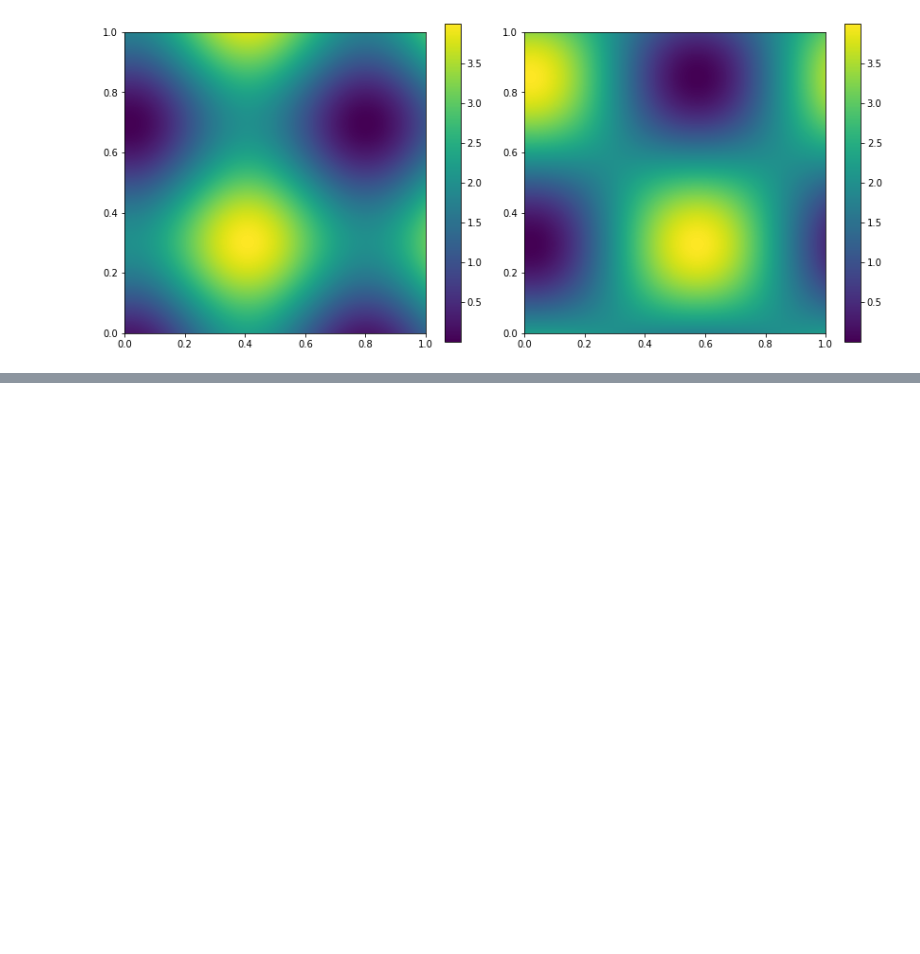
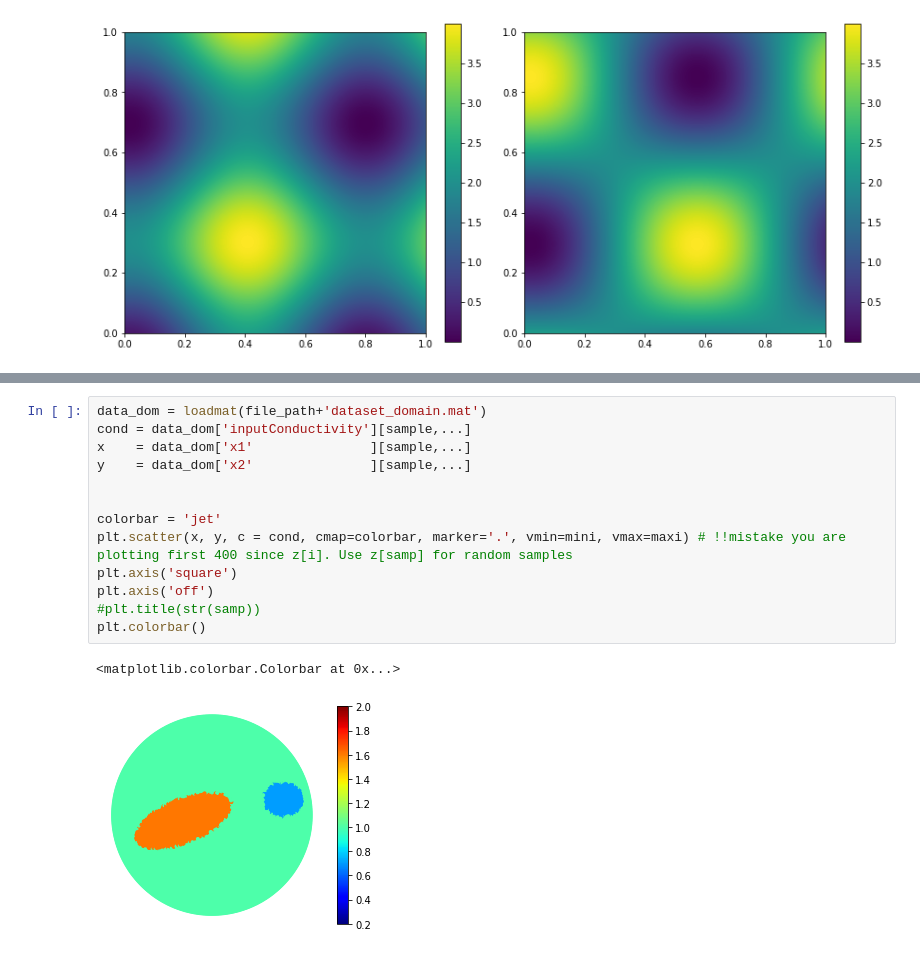
Before and after one commit to dericknganyu/EIT_dataset_generation, a Jupyter notebook: python_scripts/texture.ipynb, the cells around one changed output, grey strips where cells are left out. Saved outputs shown, nothing was run; the diff lists cells and outputs as text; blank space fills up the shorter version.

```diff
--- a/python_scripts/texture.ipynb
+++ b/python_scripts/texture.ipynb
@@ -109,0 +193,16 @@ FileNotFoundError: [Errno 2] No such file or directory: 'data/1_samples__max_Inc
+# %%
+data_dom = loadmat(file_path+'dataset_domain.mat')
+cond = data_dom['inputConductivity'][sample,...]
+x    = data_dom['x1'               ][sample,...]
+y    = data_dom['x2'               ][sample,...]
+
+
+colorbar = 'jet'
+plt.scatter(x, y, c = cond, cmap=colorbar, marker='.', vmin=mini, vmax=maxi) # !!mistake you are plotting first 400 since z[i]. Use z[samp] for random samples
+plt.axis('square')
+plt.axis('off')
+#plt.title(str(samp))
+plt.colorbar()
+# %% [output]
+<matplotlib.colorbar.Colorbar at 0x...>
+[figure, added]
```
Also changed, not shown: parts of 3 cells of this notebook, 2 other files.
